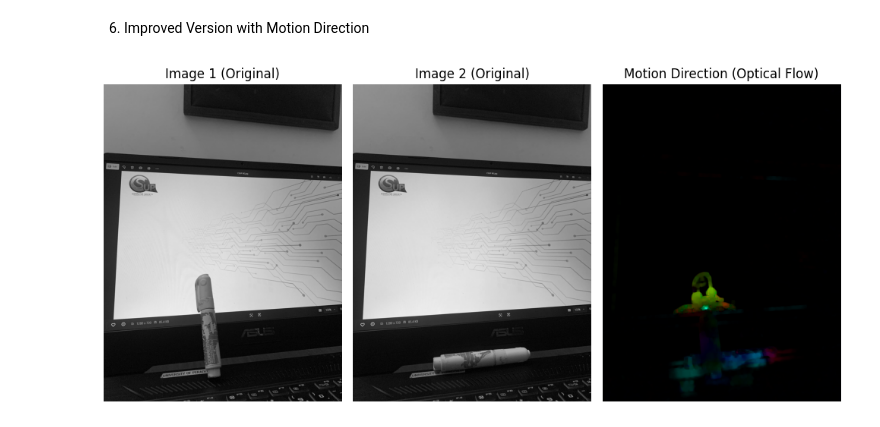
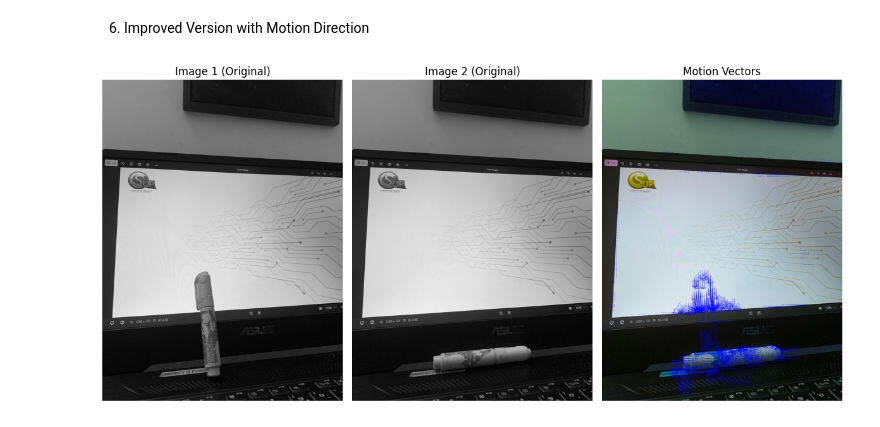
Before and after one commit to DilshanGDT/Learnings-CV, a Jupyter notebook: MotionDetection/test.ipynb, the cells around one changed output. Saved outputs shown, nothing was run; the diff lists cells and outputs as text; code cells hidden in the pictures.

```diff
--- a/MotionDetection/test.ipynb
+++ b/MotionDetection/test.ipynb
@@ -345,54 +345,66 @@ import cv2
 import numpy as np
 import matplotlib.pyplot as plt
 
-def detect_motion_direction(image1_path, image2_path):
+def detect_motion_direction(image1_path, image2_path, motion_threshold=2):
     # Load images in grayscale
     img1 = cv2.imread(image1_path, cv2.IMREAD_GRAYSCALE)
     img2 = cv2.imread(image2_path, cv2.IMREAD_GRAYSCALE)
+
+    # Read the original second image (for overlaying arrows)
+    img2_color = cv2.imread(image2_path)
 
     # Compute optical flow using Farneback method
     flow = cv2.calcOpticalFlowFarneback(img1, img2, None, 0.5, 3, 15, 3, 5, 1.2, 0)
 
     # Compute magnitude and angle of motion
     magnitude, angle = cv2.cartToPolar(flow[..., 0], flow[..., 1])
 
-    # Normalize magnitude for visualization
-    norm_magnitude = cv2.normalize(magnitude, None, 0, 255, cv2.NORM_MINMAX)
+    # Filter motion: Keep only significant motion by setting a threshold
+    mask = magnitude > motion_threshold
 
-    # Convert angle to HSV color for direction visualization
+    # Convert angle to HSV color space for visualization
     hsv = np.zeros((img1.shape[0], img1.shape[1], 3), dtype=np.uint8)
-    hsv[..., 0] = angle * 180 / np.pi / 2  # Hue (direction)
-    hsv[..., 1] = 255  # Saturation
-    hsv[..., 2] = cv2.normalize(magnitude, None, 0, 255, cv2.NORM_MINMAX)  # Value (magnitude)
+    hsv[..., 0] = (angle * 180 / np.pi / 2).astype(np.uint8)  # Hue (direction)
+    hsv[..., 1] = 255  # Saturation (full)
+    hsv[..., 2] = cv2.normalize(magnitude, None, 0, 255, cv2.NORM_MINMAX)  # Value (motion intensity)
 
-    # Convert HSV to RGB for plotting
-    motion_rgb = cv2.cvtColor(hsv, cv2.COLOR_HSV2RGB)
+    # Convert HSV to RGB
+    motion_map = cv2.cvtColor(hsv, cv2.COLOR_HSV2RGB)
+
+    # Draw motion vectors (arrows) on the second image
+    step = 10  # Step size for arrows (reduce for more arrows)
+    for y in range(0, img1.shape[0], step):
+        for x in range(0, img1.shape[1], step):
+            if mask[y, x]:  # Only draw arrows for significant motion
+                dx = int(flow[y, x, 0])  # X motion
+                dy = int(flow[y, x, 1])  # Y motion
+                cv2.arrowedLine(img2_color, (x, y), (x + dx, y + dy), (0, 0, 255), 1, tipLength=0.4)
 
     # Plot results
-    plt.figure(figsize=(10, 5))
+    plt.figure(figsize=(12, 6))
 
     plt.subplot(1, 3, 1)
     plt.imshow(img1, cmap="gray")
     plt.title("Image 1 (Original)")
     plt.axis("off")
 
     plt.subplot(1, 3, 2)
     plt.imshow(img2, cmap="gray")
     plt.title("Image 2 (Original)")
     plt.axis("off")
 
     plt.subplot(1, 3, 3)
-    plt.imshow(motion_rgb)
-    plt.title("Motion Direction (Optical Flow)")
+    plt.imshow(img2_color)
+    plt.title("Motion Vectors")
     plt.axis("off")
 
     plt.tight_layout()
     plt.show()
 
 if __name__ == "__main__":
     # Replace with image paths
-    image1_path = "Images/mulObj.jpg"
-    image2_path = "Images/mulObjShifted.jpg"
+    image1_path = "Images/tipex.jpg"
+    image2_path = "Images/tipexShifted.jpg"
     detect_motion_direction(image1_path, image2_path)
 # %% [output]
-[figure, old version]
+[figure, new version]
```
Also changed, not shown: parts of 1 cell of this notebook.
